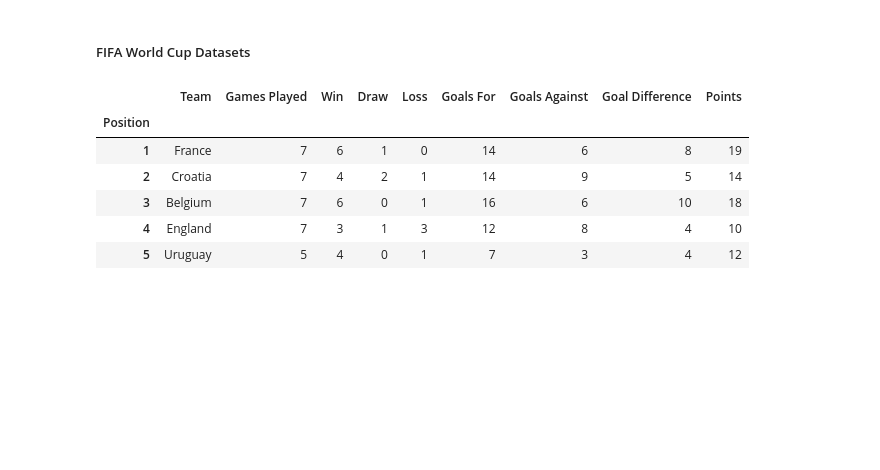
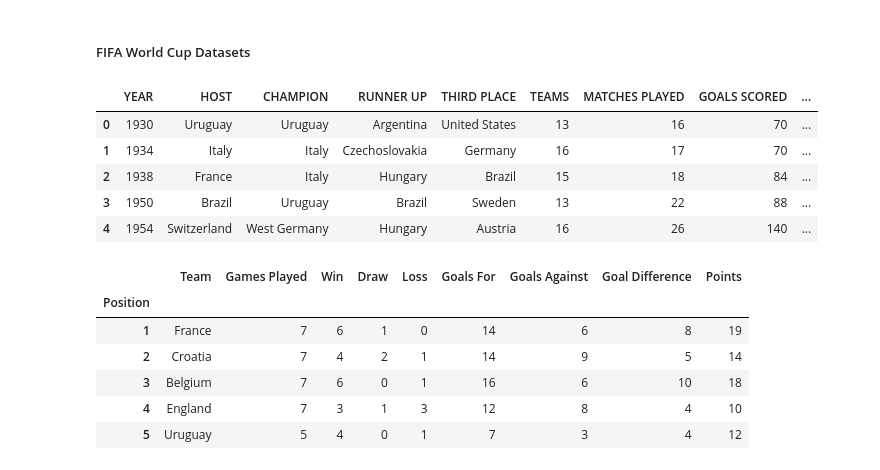
Before and after one commit to Binyoh1/FIFA-World-Cup-DataViz, a Jupyter notebook: notebook.ipynb, the cells around one changed output. Cells and saved outputs as stored; diff of their text form; code cells hidden in the pictures; blank space fills up the shorter version.

```diff
--- a/notebook.ipynb
+++ b/notebook.ipynb
@@ -10,6 +10,16 @@ import plotly.express as px
 import plotly.io as pio
 # %% [markdown]
 ##### FIFA World Cup Datasets
+# %%
+fifa_wc_summary = pd.read_csv("./datasets/fifa-football-world-cup-dataset/FIFA - World Cup Summary.csv")
+fifa_wc_summary.head()
+# %% [output]
+|  | YEAR | HOST | CHAMPION | RUNNER UP | THIRD PLACE | TEAMS | MATCHES PLAYED | GOALS SCORED | ... |
+| 0 | 1930 | Uruguay | Uruguay | Argentina | United States | 13 | 16 | 70 | ... |
+| 1 | 1934 | Italy | Italy | Czechoslovakia | Germany | 16 | 17 | 70 | ... |
+| 2 | 1938 | France | Italy | Hungary | Brazil | 15 | 18 | 84 | ... |
+| 3 | 1950 | Brazil | Uruguay | Brazil | Sweden | 13 | 22 | 88 | ... |
+| 4 | 1954 | Switzerland | West Germany | Hungary | Austria | 16 | 26 | 140 | ... |
 # %%
 fifa_world_cup_2018_filepath = "./datasets/fifa-football-world-cup-dataset/FIFA - 2018.csv"
 fifa_world_cup_2018_data = pd.read_csv(fifa_world_cup_2018_filepath, index_col="Position")
```
Also changed, not shown: parts of 3 cells of this notebook.
